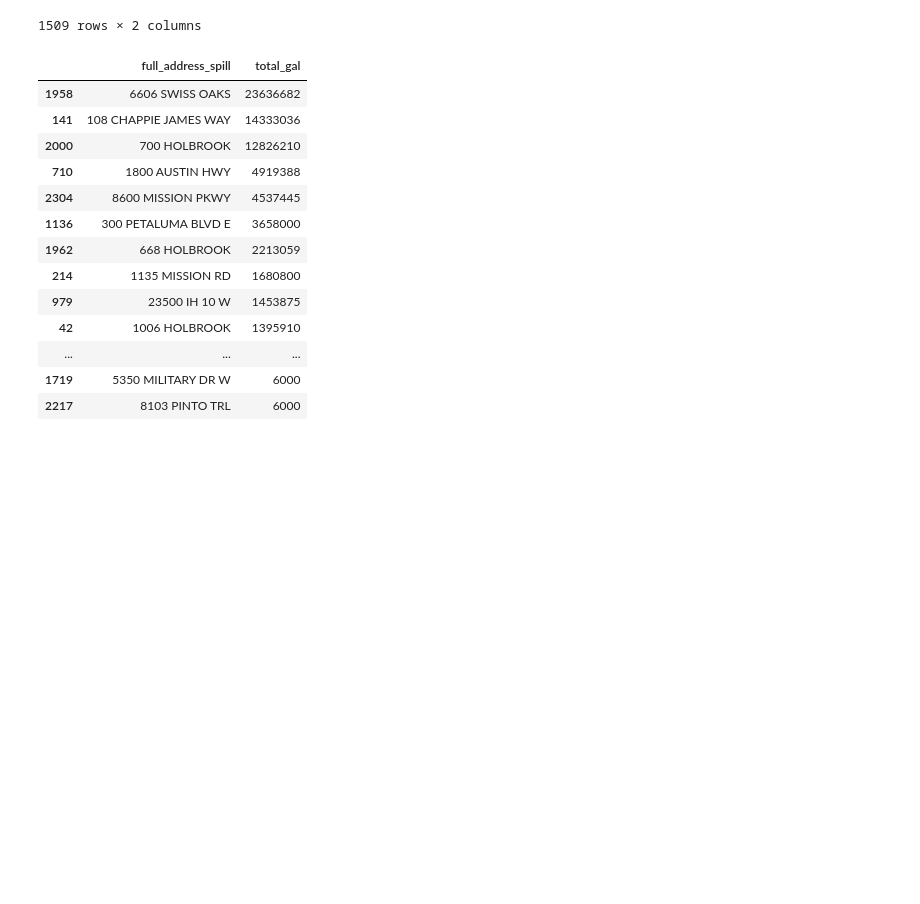
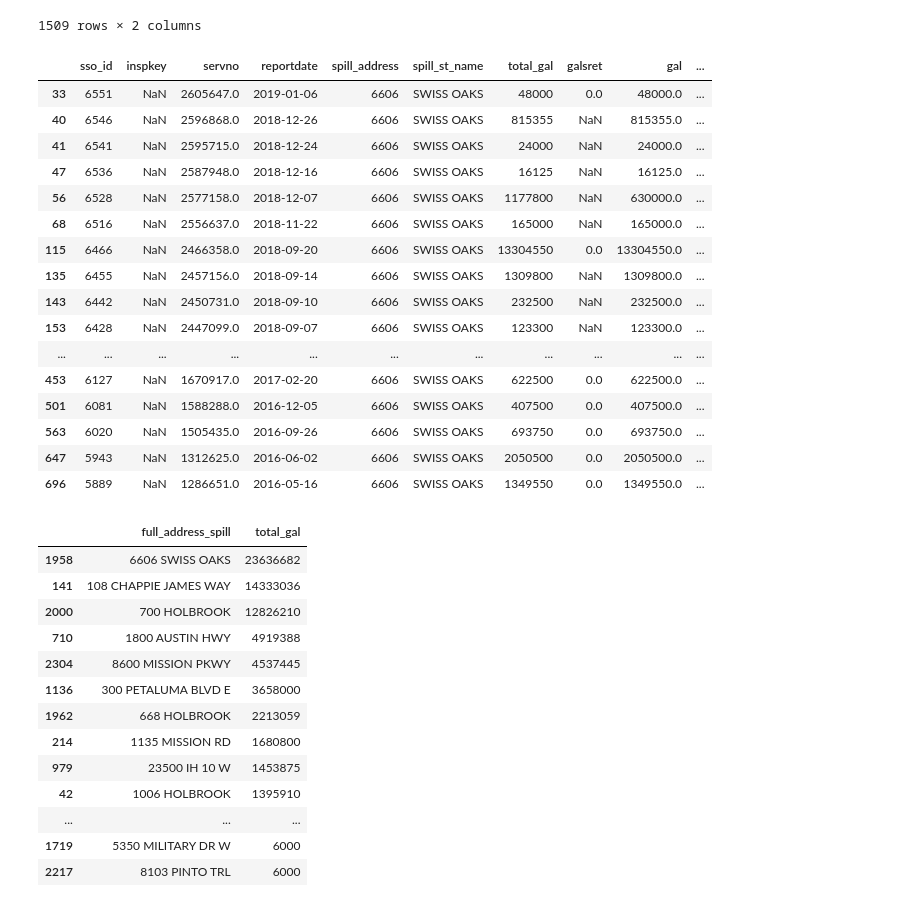
Before and after one commit to codeupada1/san-antonio-datathon-2019, a Jupyter notebook: ssg-notebook.ipynb, the cells around one changed output. Saved outputs shown, nothing was run; the diff lists cells and outputs as text; code cells hidden in the pictures; blank space fills up the shorter version.

```diff
--- a/ssg-notebook.ipynb
+++ b/ssg-notebook.ipynb
@@ -745,6 +745,26 @@ df.groupby(['spill_st_name'])['total_gal']\
 | 1110 | RIMROCK DR | 3000 |
 | 795 | MARGARET | 3000 |
 1509 rows × 2 columns
+# %%
+df[df.spill_st_name == 'SWISS OAKS']
+# %% [output]
+|  | sso_id | inspkey | servno | reportdate | spill_address | spill_st_name | total_gal | galsret | gal | ... |
+| 33 | 6551 | NaN | 2605647.0 | 2019-01-06 | 6606 | SWISS OAKS | 48000 | 0.0 | 48000.0 | ... |
+| 40 | 6546 | NaN | 2596868.0 | 2018-12-26 | 6606 | SWISS OAKS | 815355 | NaN | 815355.0 | ... |
+| 41 | 6541 | NaN | 2595715.0 | 2018-12-24 | 6606 | SWISS OAKS | 24000 | NaN | 24000.0 | ... |
+| 47 | 6536 | NaN | 2587948.0 | 2018-12-16 | 6606 | SWISS OAKS | 16125 | NaN | 16125.0 | ... |
+| 56 | 6528 | NaN | 2577158.0 | 2018-12-07 | 6606 | SWISS OAKS | 1177800 | NaN | 630000.0 | ... |
+| 68 | 6516 | NaN | 2556637.0 | 2018-11-22 | 6606 | SWISS OAKS | 165000 | NaN | 165000.0 | ... |
+| 115 | 6466 | NaN | 2466358.0 | 2018-09-20 | 6606 | SWISS OAKS | 13304550 | 0.0 | 13304550.0 | ... |
+| 135 | 6455 | NaN | 2457156.0 | 2018-09-14 | 6606 | SWISS OAKS | 1309800 | NaN | 1309800.0 | ... |
+| 143 | 6442 | NaN | 2450731.0 | 2018-09-10 | 6606 | SWISS OAKS | 232500 | NaN | 232500.0 | ... |
+| 153 | 6428 | NaN | 2447099.0 | 2018-09-07 | 6606 | SWISS OAKS | 123300 | NaN | 123300.0 | ... |
+| ... | ... | ... | ... | ... | ... | ... | ... | ... | ... | ... |
+| 453 | 6127 | NaN | 1670917.0 | 2017-02-20 | 6606 | SWISS OAKS | 622500 | 0.0 | 622500.0 | ... |
+| 501 | 6081 | NaN | 1588288.0 | 2016-12-05 | 6606 | SWISS OAKS | 407500 | 0.0 | 407500.0 | ... |
+| 563 | 6020 | NaN | 1505435.0 | 2016-09-26 | 6606 | SWISS OAKS | 693750 | 0.0 | 693750.0 | ... |
+| 647 | 5943 | NaN | 1312625.0 | 2016-06-02 | 6606 | SWISS OAKS | 2050500 | 0.0 | 2050500.0 | ... |
+| 696 | 5889 | NaN | 1286651.0 | 2016-05-16 | 6606 | SWISS OAKS | 1349550 | 0.0 | 1349550.0 | ... |
 # %%
 df.groupby(['full_address_spill'])['total_gal']\
   .sum()\
```
Also changed, not shown: 2 other files.
